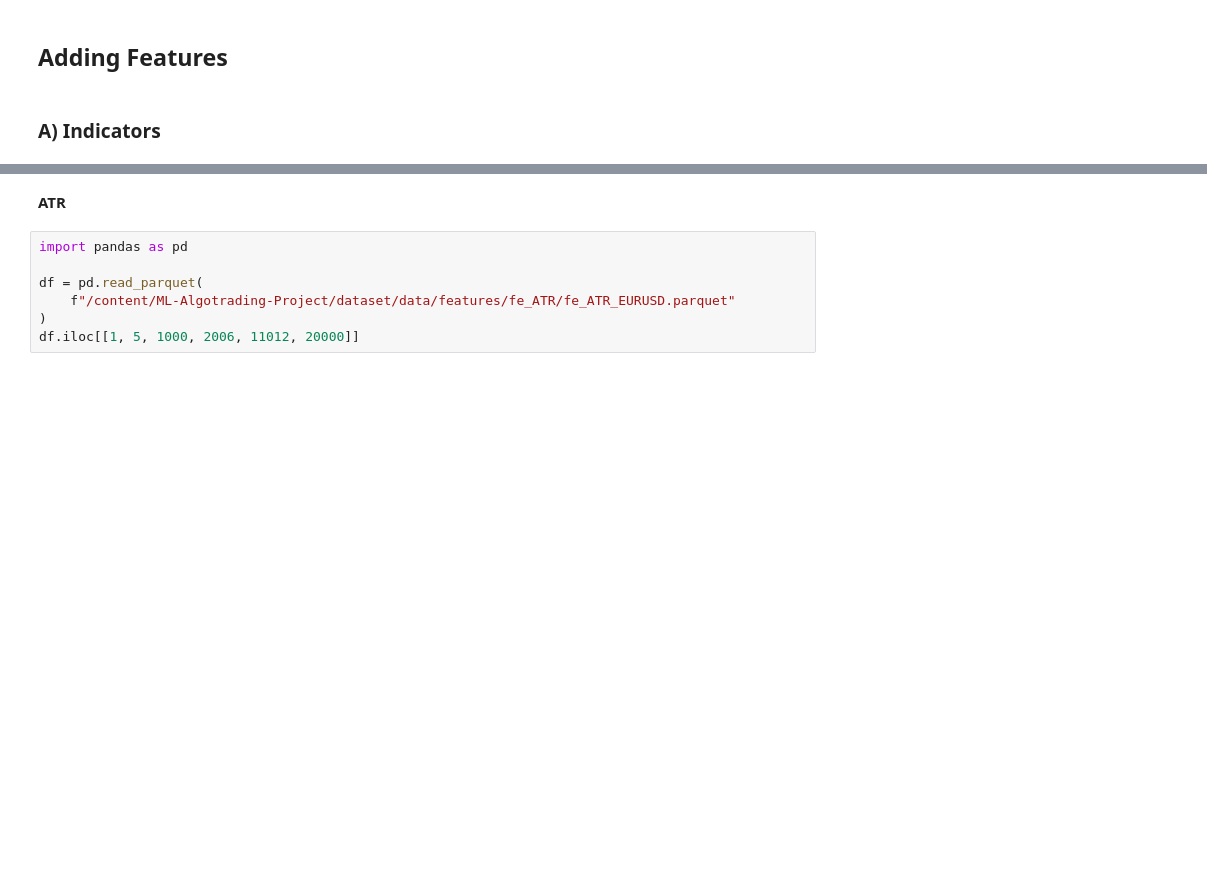
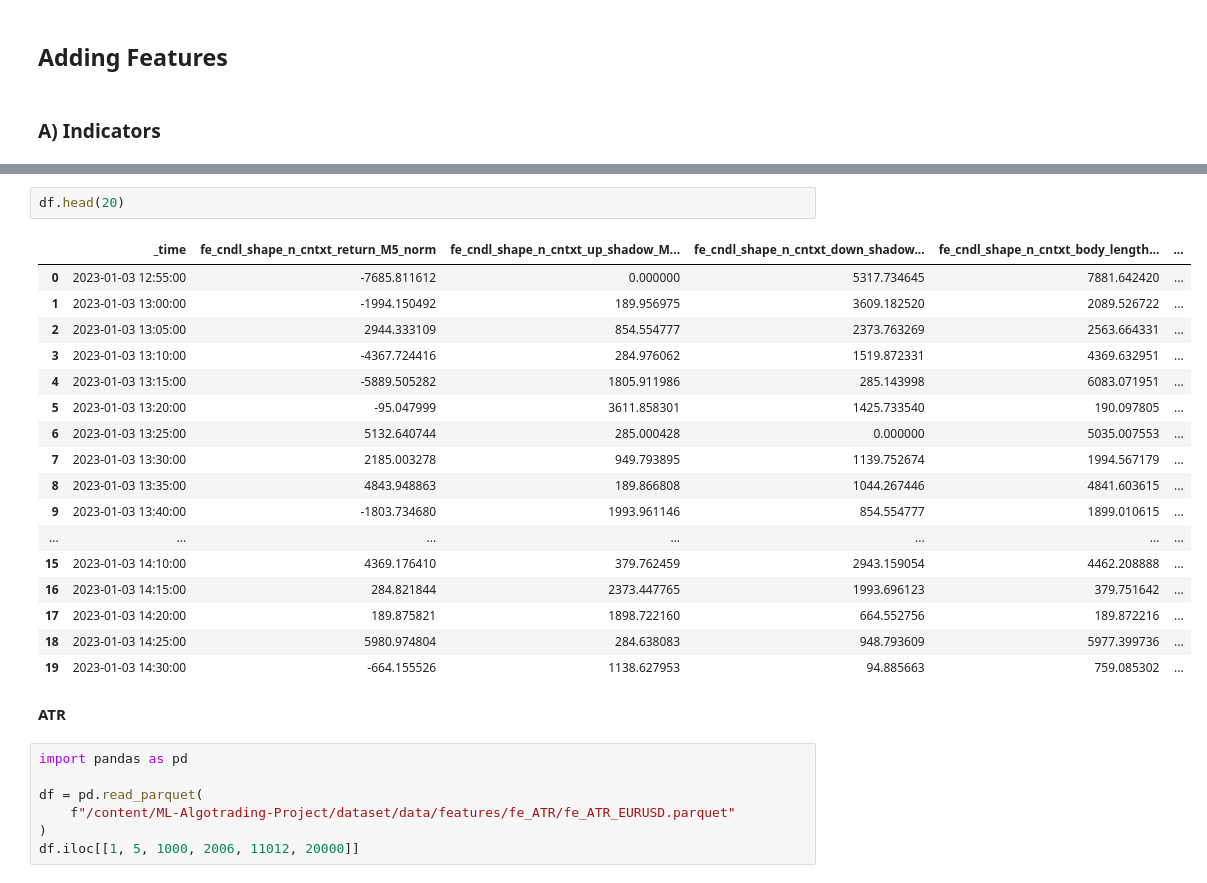
Before and after one commit to Alpha-Hunterss/ML-Algotrading-Project, a Jupyter notebook: algotrading_experiments_colab.ipynb, the cells around one changed output, grey strips where cells are left out. Saved outputs shown, nothing was run; the diff lists cells and outputs as text; blank space fills up the shorter version.

```diff
--- a/algotrading_experiments_colab.ipynb
+++ b/algotrading_experiments_colab.ipynb
@@ -342,3 +492,23 @@ df.iloc[[1, 5, 1000, 2006, 11012, 20000]]
+# %%
+df.head(20)
+# %% [output]
+|  | _time | fe_cndl_shape_n_cntxt_return_M5_norm | fe_cndl_shape_n_cntxt_up_shadow_M... | fe_cndl_shape_n_cntxt_down_shadow... | fe_cndl_shape_n_cntxt_body_length... | ... |
+| 0 | 2023-01-03 12:55:00 | -7685.811612 | 0.000000 | 5317.734645 | 7881.642420 | ... |
+| 1 | 2023-01-03 13:00:00 | -1994.150492 | 189.956975 | 3609.182520 | 2089.526722 | ... |
+| 2 | 2023-01-03 13:05:00 | 2944.333109 | 854.554777 | 2373.763269 | 2563.664331 | ... |
+| 3 | 2023-01-03 13:10:00 | -4367.724416 | 284.976062 | 1519.872331 | 4369.632951 | ... |
+| 4 | 2023-01-03 13:15:00 | -5889.505282 | 1805.911986 | 285.143998 | 6083.071951 | ... |
+| 5 | 2023-01-03 13:20:00 | -95.047999 | 3611.858301 | 1425.733540 | 190.097805 | ... |
+| 6 | 2023-01-03 13:25:00 | 5132.640744 | 285.000428 | 0.000000 | 5035.007553 | ... |
+| 7 | 2023-01-03 13:30:00 | 2185.003278 | 949.793895 | 1139.752674 | 1994.567179 | ... |
+| 8 | 2023-01-03 13:35:00 | 4843.948863 | 189.866808 | 1044.267446 | 4841.603615 | ... |
+| 9 | 2023-01-03 13:40:00 | -1803.734680 | 1993.961146 | 854.554777 | 1899.010615 | ... |
+| ... | ... | ... | ... | ... | ... | ... |
+| 15 | 2023-01-03 14:10:00 | 4369.176410 | 379.762459 | 2943.159054 | 4462.208888 | ... |
+| 16 | 2023-01-03 14:15:00 | 284.821844 | 2373.447765 | 1993.696123 | 379.751642 | ... |
+| 17 | 2023-01-03 14:20:00 | 189.875821 | 1898.722160 | 664.552756 | 189.872216 | ... |
+| 18 | 2023-01-03 14:25:00 | 5980.974804 | 284.638083 | 948.793609 | 5977.399736 | ... |
+| 19 | 2023-01-03 14:30:00 | -664.155526 | 1138.627953 | 94.885663 | 759.085302 | ... |
 # %% [markdown]
 **ATR**
 # %%
```
Also changed, not shown: parts of 29 cells of this notebook, 1 other file.
